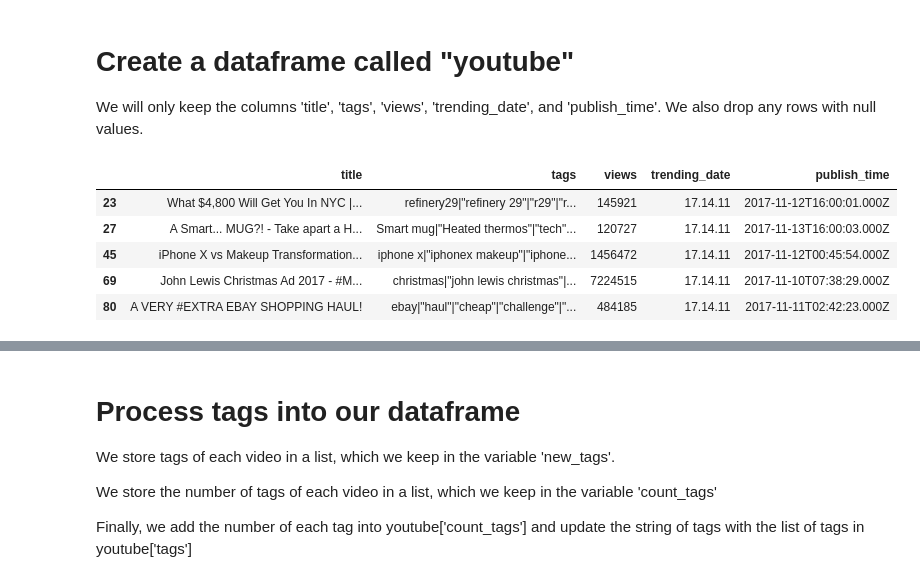
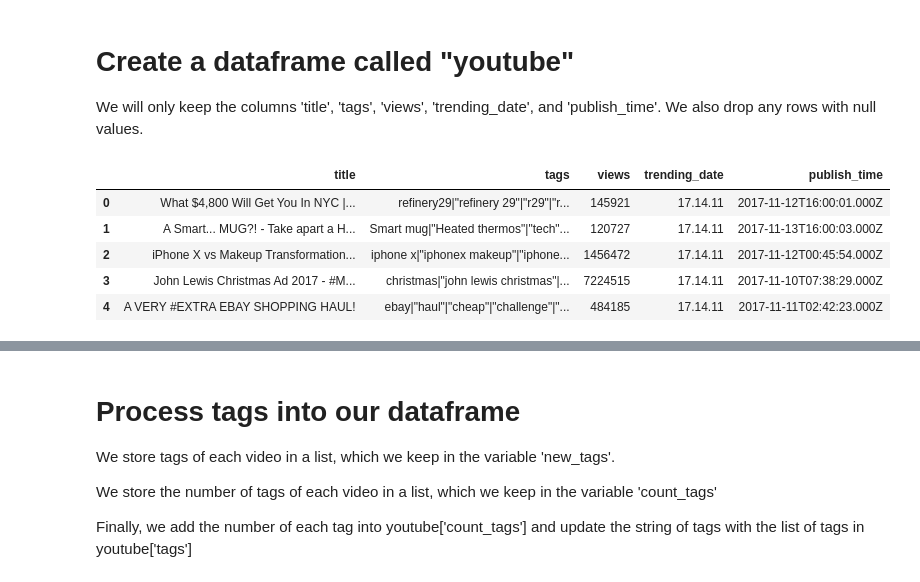
Before and after one commit to dtn058/FinalProject_group46, a Jupyter notebook: COGS108 Final project.ipynb, the cells around one changed output, grey strips where cells are left out. Saved outputs shown, nothing was run; the diff lists cells and outputs as text; code cells hidden in the pictures.

```diff
--- a/COGS108 Final project.ipynb
+++ b/COGS108 Final project.ipynb
@@ -10,13 +10,14 @@ youtube = youtube[youtube['category_id']==26]
 We will only keep the columns 'title', 'tags', 'views', 'trending_date', and 'publish_time'. We also drop any rows with null values.
 # %%
 youtube = youtube[['title','tags','views','trending_date','publish_time']]
+youtube.reset_index(drop=True, inplace=True)
 youtube = youtube.dropna()
 youtube.head()
 # %% [output]
 |  | title | tags | views | trending_date | publish_time |
-| 23 | What $4,800 Will Get You In NYC |... | refinery29|"refinery 29"|"r29"|"r... | 145921 | 17.14.11 | 2017-11-12T16:00:01.000Z |
-| 27 | A Smart... MUG?! - Take apart a H... | Smart mug|"Heated thermos"|"tech"... | 120727 | 17.14.11 | 2017-11-13T16:00:03.000Z |
-| 45 | iPhone X vs Makeup Transformation... | iphone x|"iphonex makeup"|"iphone... | 1456472 | 17.14.11 | 2017-11-12T00:45:54.000Z |
-| 69 | John Lewis Christmas Ad 2017 - #M... | christmas|"john lewis christmas"|... | 7224515 | 17.14.11 | 2017-11-10T07:38:29.000Z |
-| 80 | A VERY #EXTRA EBAY SHOPPING HAUL! | ebay|"haul"|"cheap"|"challenge"|"... | 484185 | 17.14.11 | 2017-11-11T02:42:23.000Z |
+| 0 | What $4,800 Will Get You In NYC |... | refinery29|"refinery 29"|"r29"|"r... | 145921 | 17.14.11 | 2017-11-12T16:00:01.000Z |
+| 1 | A Smart... MUG?! - Take apart a H... | Smart mug|"Heated thermos"|"tech"... | 120727 | 17.14.11 | 2017-11-13T16:00:03.000Z |
+| 2 | iPhone X vs Makeup Transformation... | iphone x|"iphonex makeup"|"iphone... | 1456472 | 17.14.11 | 2017-11-12T00:45:54.000Z |
+| 3 | John Lewis Christmas Ad 2017 - #M... | christmas|"john lewis christmas"|... | 7224515 | 17.14.11 | 2017-11-10T07:38:29.000Z |
+| 4 | A VERY #EXTRA EBAY SHOPPING HAUL! | ebay|"haul"|"cheap"|"challenge"|"... | 484185 | 17.14.11 | 2017-11-11T02:42:23.000Z |
 # %%
```
Also changed, not shown: parts of 43 cells of this notebook.
